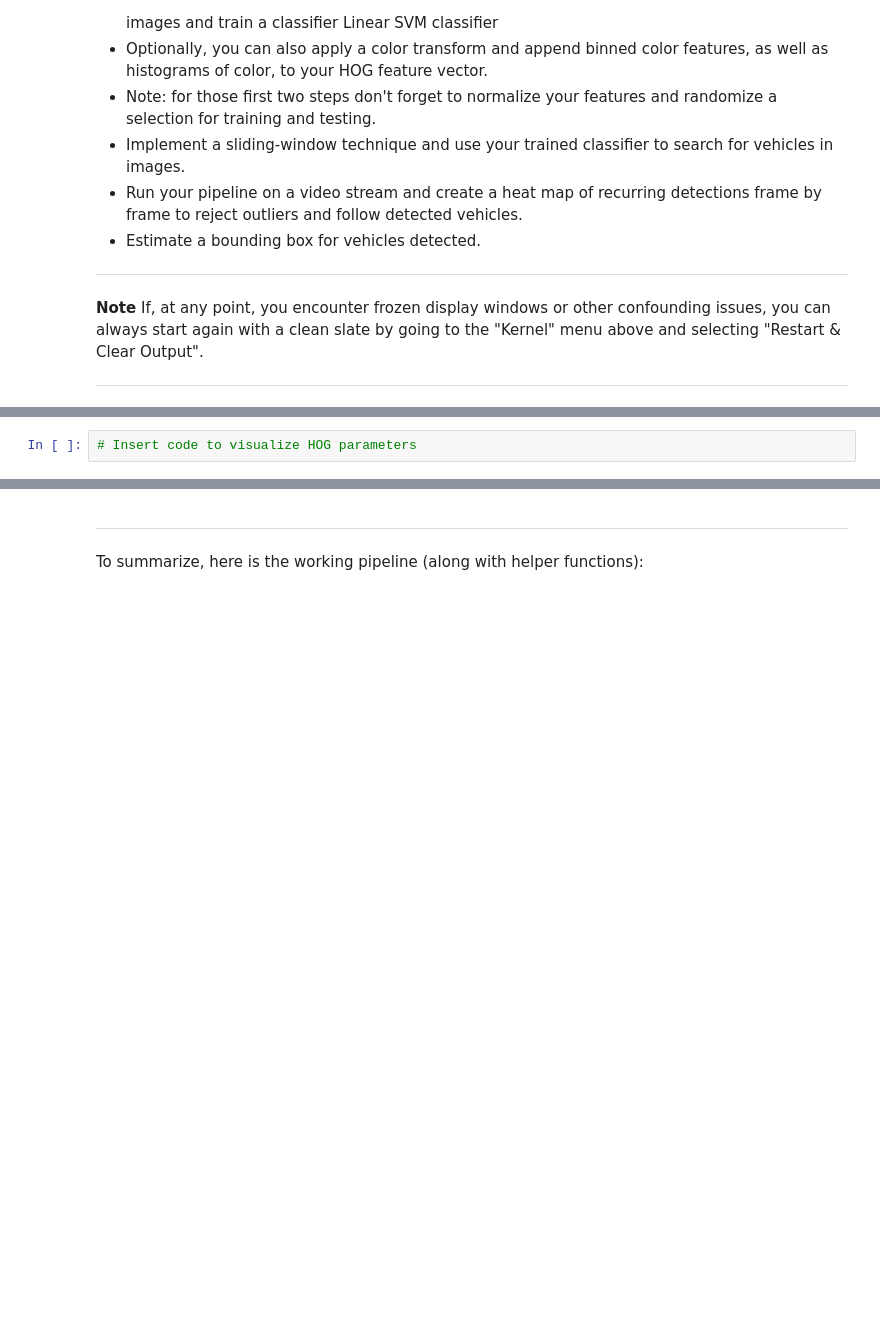
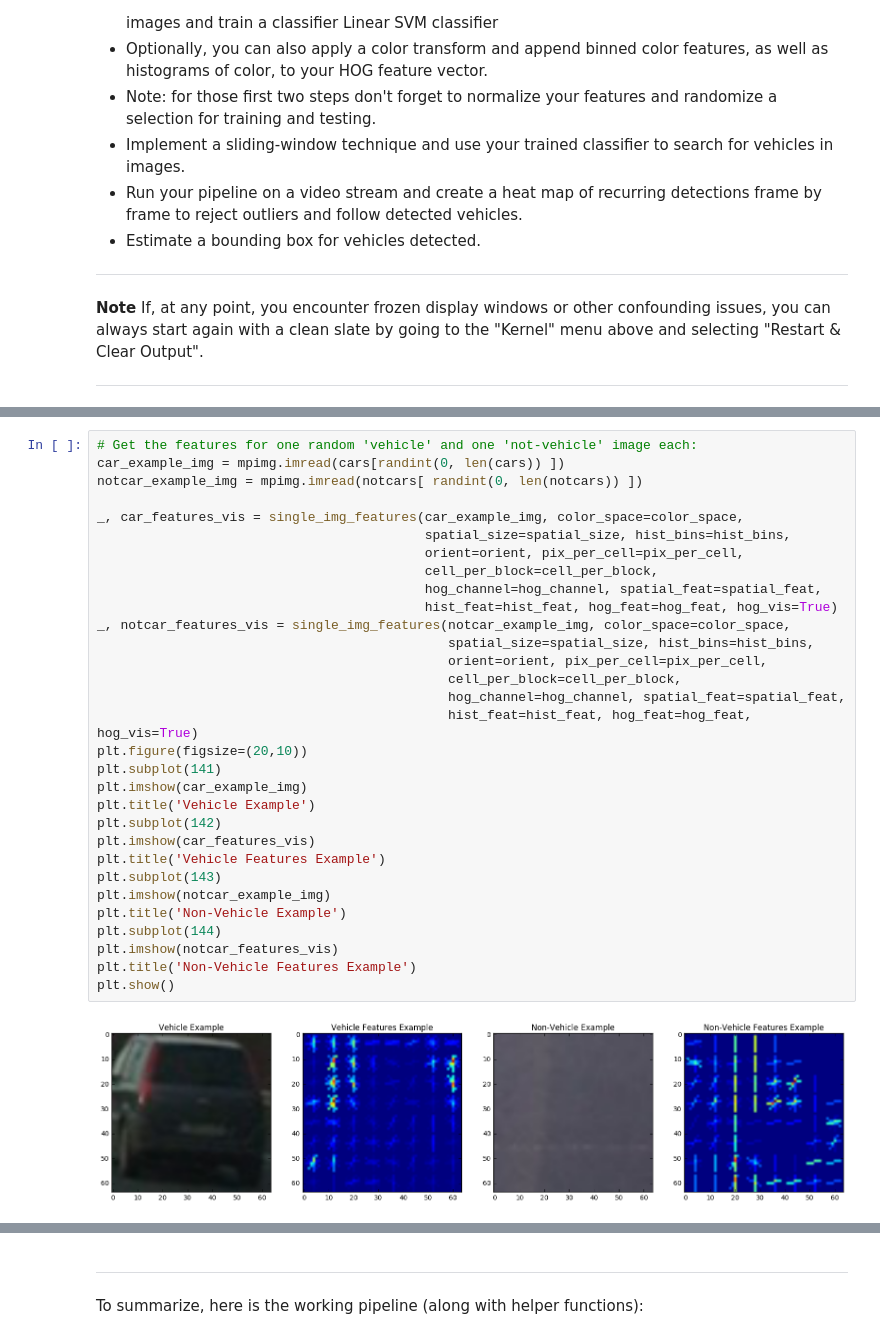
Before and after one commit to kenshin23/CarND-Vehicle-Detection, a Jupyter notebook: P5.ipynb, the cells around one changed output, grey strips where cells are left out. Drawn from its saved outputs; the diff is of its cells as text; blank space fills up the shorter version.

```diff
--- a/P5.ipynb
+++ b/P5.ipynb
@@ -297,2 +281,33 @@ I tried various combinations of parameters and...
-# %%
-# Insert code to visualize HOG parameters
+# %%
+# Get the features for one random 'vehicle' and one 'not-vehicle' image each:
+car_example_img = mpimg.imread(cars[randint(0, len(cars)) ])
+notcar_example_img = mpimg.imread(notcars[ randint(0, len(notcars)) ])
+
+_, car_features_vis = single_img_features(car_example_img, color_space=color_space,
+                                          spatial_size=spatial_size, hist_bins=hist_bins,
+                                          orient=orient, pix_per_cell=pix_per_cell,
+                                          cell_per_block=cell_per_block,
+                                          hog_channel=hog_channel, spatial_feat=spatial_feat,
+                                          hist_feat=hist_feat, hog_feat=hog_feat, hog_vis=True)
+_, notcar_features_vis = single_img_features(notcar_example_img, color_space=color_space,
+                                             spatial_size=spatial_size, hist_bins=hist_bins,
+                                             orient=orient, pix_per_cell=pix_per_cell,
+                                             cell_per_block=cell_per_block,
+                                             hog_channel=hog_channel, spatial_feat=spatial_feat,
+                                             hist_feat=hist_feat, hog_feat=hog_feat, hog_vis=True)
+plt.figure(figsize=(20,10))
+plt.subplot(141)
+plt.imshow(car_example_img)
+plt.title('Vehicle Example')
+plt.subplot(142)
+plt.imshow(car_features_vis)
+plt.title('Vehicle Features Example')
+plt.subplot(143)
+plt.imshow(notcar_example_img)
+plt.title('Non-Vehicle Example')
+plt.subplot(144)
+plt.imshow(notcar_features_vis)
+plt.title('Non-Vehicle Features Example')
+plt.show()
+# %% [output]
+[figure, added]
```
Also changed, not shown: parts of 24 cells of this notebook, 1 other file.
